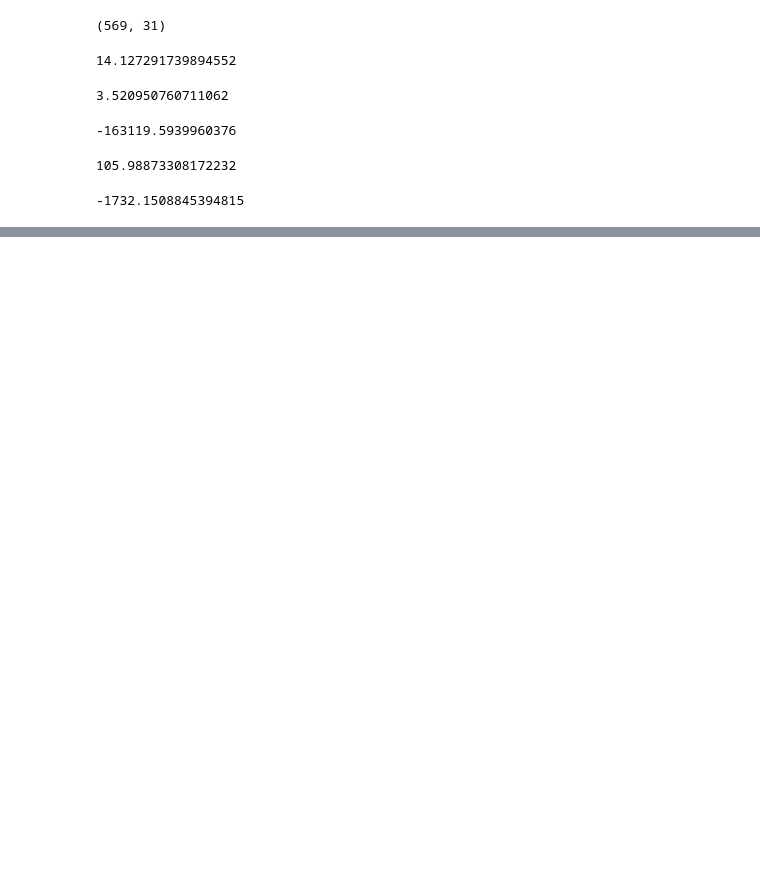
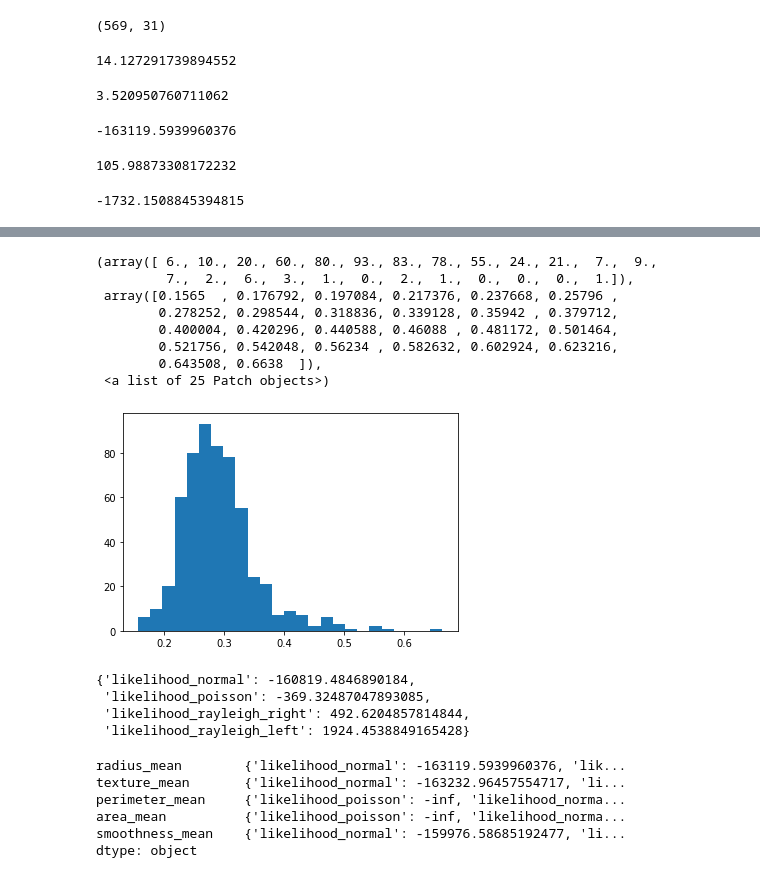
Before and after one commit to dhirajhimani/Jaskerat_ML_Course, a Jupyter notebook: Assignment_MaximumLikelihoodEstimation.ipynb, the cells around one changed output, grey strips where cells are left out. Saved outputs shown, nothing was run; the diff lists cells and outputs as text; code cells hidden in the pictures; blank space fills up the shorter version.

Commit message:
added distributions and sort by MVU, predicted which the data is following

```diff
--- a/Assignment_MaximumLikelihoodEstimation.ipynb
+++ b/Assignment_MaximumLikelihoodEstimation.ipynb
@@ -115,0 +241,12 @@ array([0.        , 0.43429448])
+# %%
+plt.hist(df['symmetry_worst'], 25)
+# %% [output]
+(array([ 6., 10., 20., 60., 80., 93., 83., 78., 55., 24., 21.,  7.,  9.,
+         7.,  2.,  6.,  3.,  1.,  0.,  2.,  1.,  0.,  0.,  0.,  1.]),
+ array([0.1565  , 0.176792, 0.197084, 0.217376, 0.237668, 0.25796 ,
+        0.278252, 0.298544, 0.318836, 0.339128, 0.35942 , 0.379712,
+        0.400004, 0.420296, 0.440588, 0.46088 , 0.481172, 0.501464,
+        0.521756, 0.542048, 0.56234 , 0.582632, 0.602924, 0.623216,
+        0.643508, 0.6638  ]),
+ <a list of 25 Patch objects>)
+[figure, added]
@@ -115,0 +262,7 @@ array([0.        , 0.43429448])
+# %%
+getDistributions(df['symmetry_worst'])
+# %% [output]
+{'likelihood_normal': -160819.4846890184,
+ 'likelihood_poisson': -369.32487047893085,
+ 'likelihood_rayleigh_right': 492.6204857814844,
+ 'likelihood_rayleigh_left': 1924.4538849165428}
@@ -115,0 +273,9 @@ array([0.        , 0.43429448])
+# %%
+df2.head()
+# %% [output]
+radius_mean        {'likelihood_normal': -163119.5939960376, 'lik...
+texture_mean       {'likelihood_normal': -163232.96457554717, 'li...
+perimeter_mean     {'likelihood_poisson': -inf, 'likelihood_norma...
+area_mean          {'likelihood_poisson': -inf, 'likelihood_norma...
+smoothness_mean    {'likelihood_normal': -159976.58685192477, 'li...
+dtype: object
```
Also changed, not shown: parts of 21 cells of this notebook.
